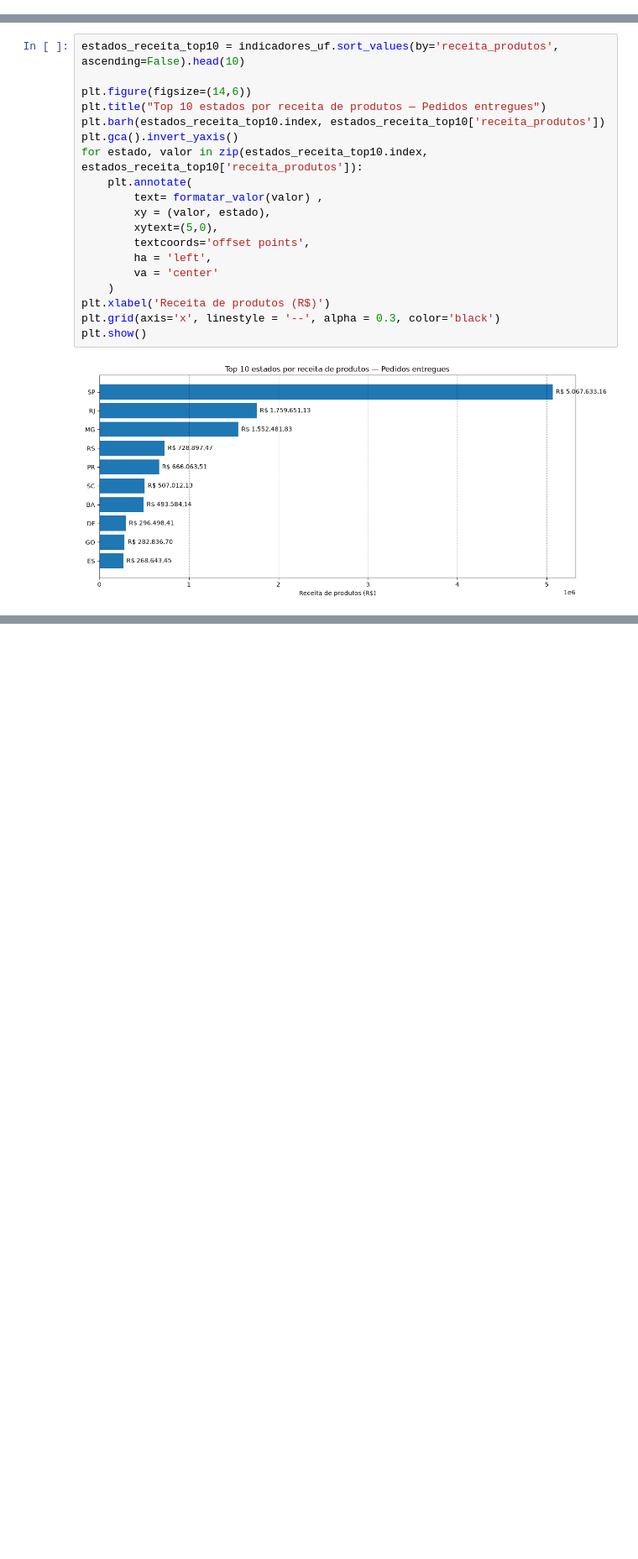
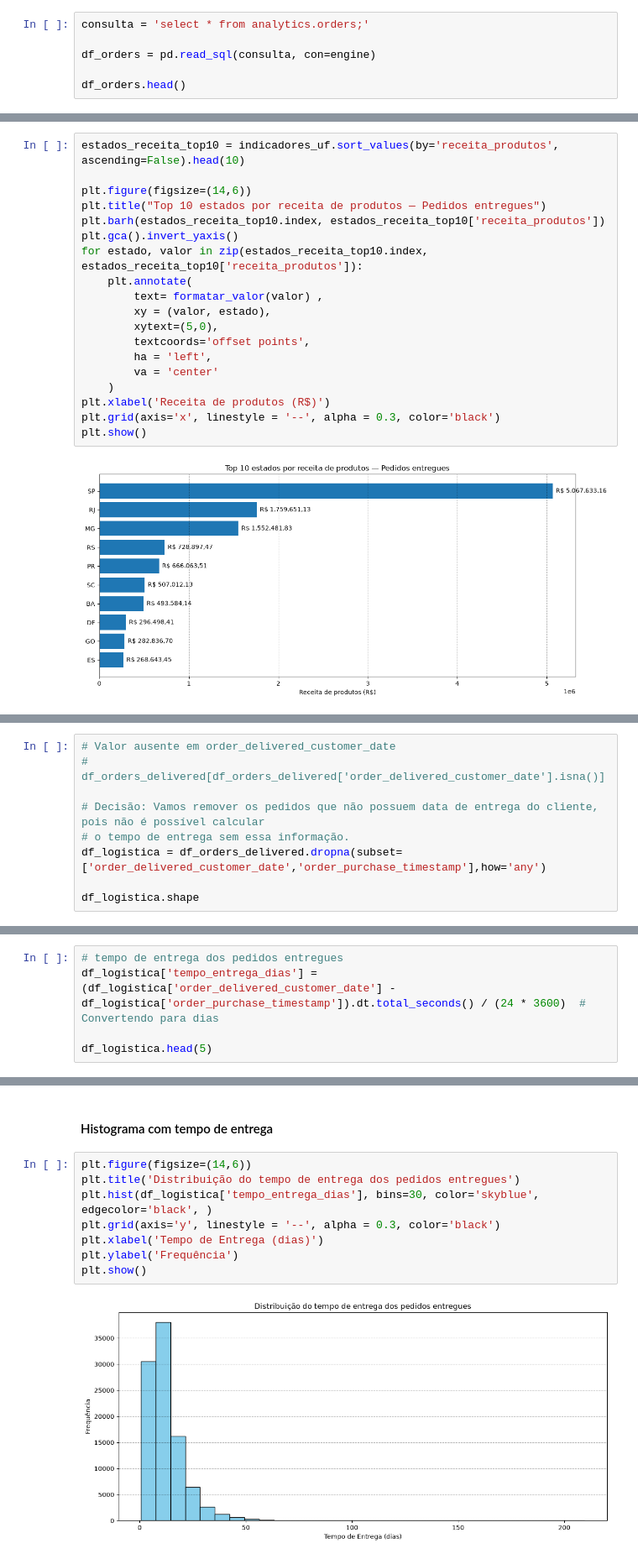
Before and after one commit to nerydyego/olist-ecommerce-sql, a Jupyter notebook: notebooks/02_analise_exploratoria.ipynb, the cells around one changed output, grey strips where cells are left out. Shown at 84% size. Saved outputs shown, nothing was run; the diff lists cells and outputs as text; blank space fills up the shorter version.

```diff
--- a/notebooks/02_analise_exploratoria.ipynb
+++ b/notebooks/02_analise_exploratoria.ipynb
@@ -43,0 +28,6 @@ df_orders.head()
+# %%
+consulta = 'select * from analytics.orders;'
+
+df_orders = pd.read_sql(consulta, con=engine)
+
+df_orders.head()
@@ -469,0 +487,9 @@ plt.show()
+# %%
+# Valor ausente em order_delivered_customer_date
+# df_orders_delivered[df_orders_delivered['order_delivered_customer_date'].isna()]
+
+# Decisão: Vamos remover os pedidos que não possuem data de entrega do cliente, pois não é possível calcular
+# o tempo de entrega sem essa informação.
+df_logistica = df_orders_delivered.dropna(subset=['order_delivered_customer_date','order_purchase_timestamp'],how='any')
+
+df_logistica.shape
@@ -469,0 +498,5 @@ plt.show()
+# %%
+# tempo de entrega dos pedidos entregues
+df_logistica['tempo_entrega_dias'] = (df_logistica['order_delivered_customer_date'] - df_logistica['order_purchase_timestamp']).dt.total_seconds() / (24 * 3600)  # Convertendo para dias
+
+df_logistica.head(5)
@@ -469,0 +523,12 @@ plt.show()
+# %% [markdown]
+#### Histograma com tempo de entrega
+# %%
+plt.figure(figsize=(14,6))
+plt.title('Distribuição do tempo de entrega dos pedidos entregues')
+plt.hist(df_logistica['tempo_entrega_dias'], bins=30, color='skyblue', edgecolor='black', )
+plt.grid(axis='y', linestyle = '--', alpha = 0.3, color='black')
+plt.xlabel('Tempo de Entrega (dias)')
+plt.ylabel('Frequência')
+plt.show()
+# %% [output]
+[figure, added]
```
Also changed, not shown: parts of 27 cells of this notebook, 2 other files.
